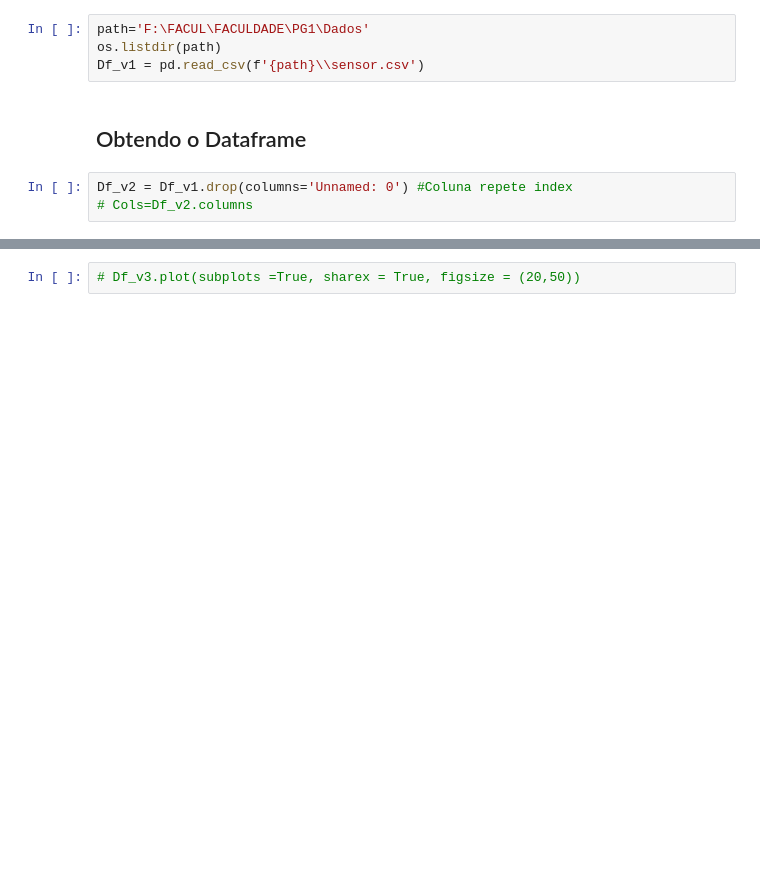
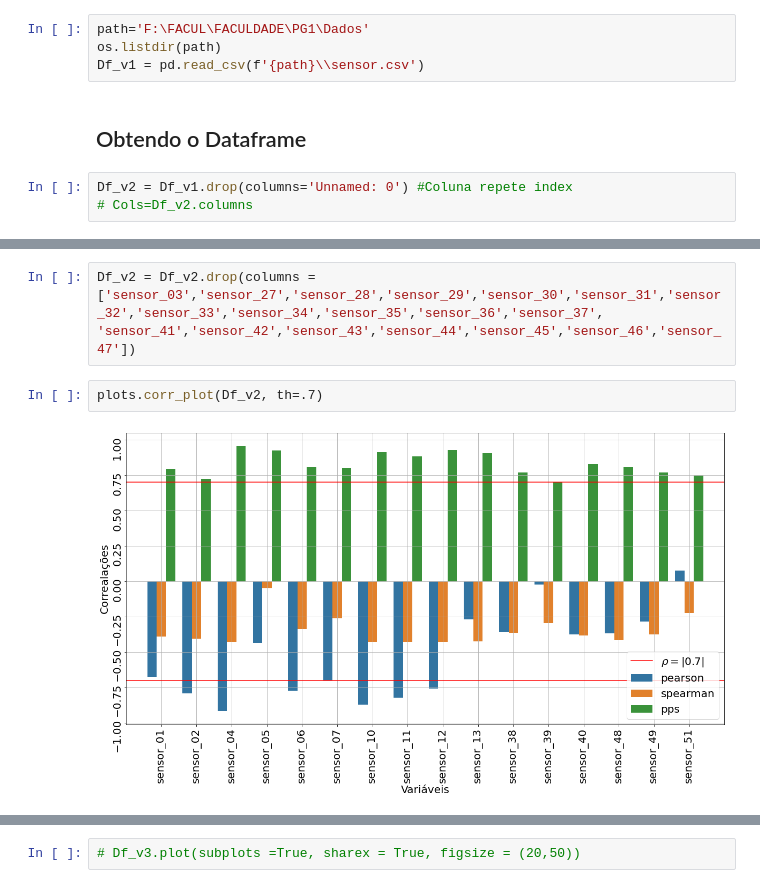
Before and after one commit to JordanAmorim/Predictive_Maintenance_in_Transfer_Pump_with_ML, a Jupyter notebook: ExtractionData.ipynb, the cells around one changed output, grey strips where cells are left out. Drawn from its saved outputs; the diff is of its cells as text; blank space fills up the shorter version.

```diff
--- a/ExtractionData.ipynb
+++ b/ExtractionData.ipynb
@@ -73,0 +157,7 @@ plots.boxplot(Df_v3, sensors=[f'sensor_{i}' for i in ['00', '02', '05', '27']])
+# %%
+Df_v2 = Df_v2.drop(columns = ['sensor_03','sensor_27','sensor_28','sensor_29','sensor_30','sensor_31','sensor_32','sensor_33','sensor_34','sensor_35','sensor_36','sensor_37',
+'sensor_41','sensor_42','sensor_43','sensor_44','sensor_45','sensor_46','sensor_47'])
+# %%
+plots.corr_plot(Df_v2, th=.7)
+# %% [output]
+[figure, added]
```
Also changed, not shown: parts of 113 cells of this notebook.
